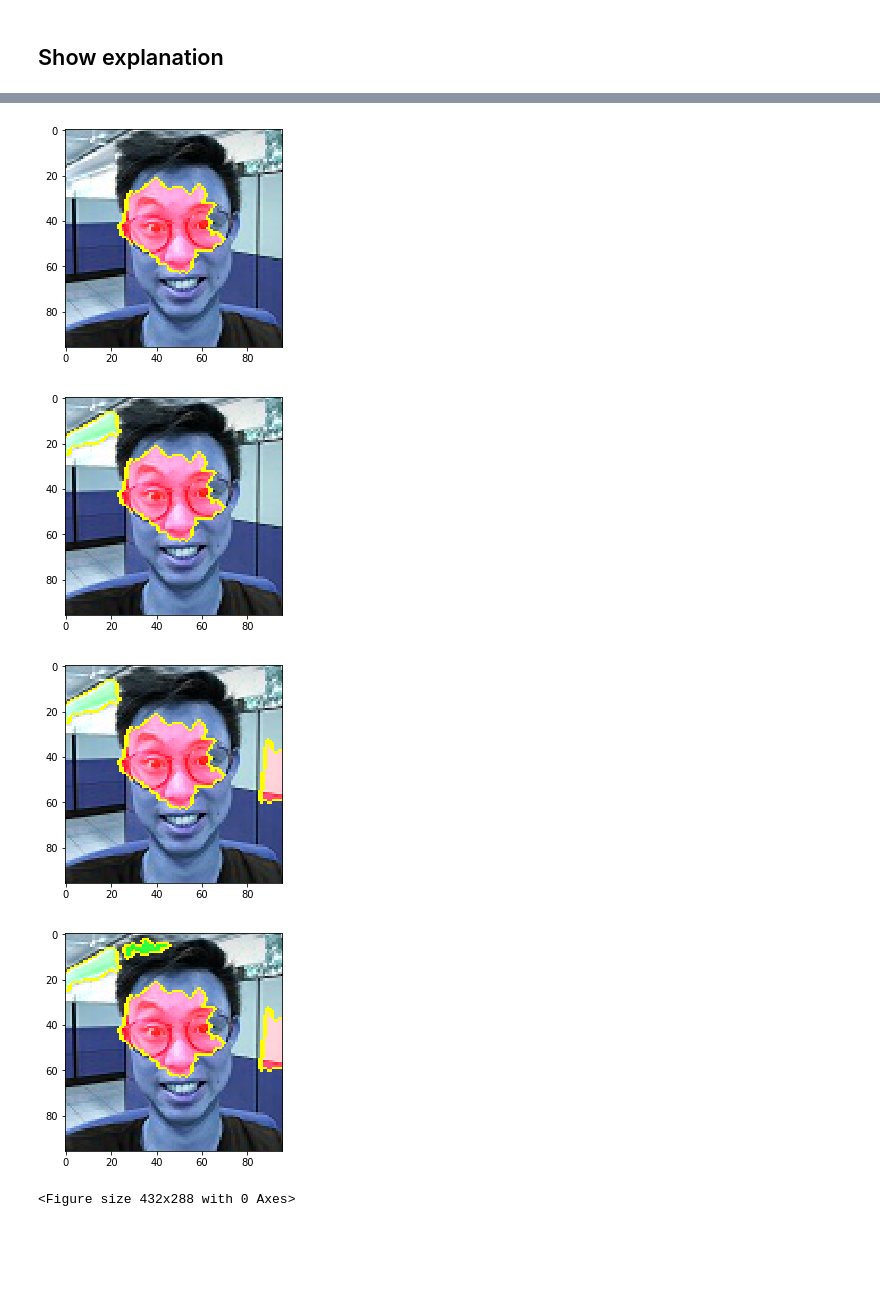
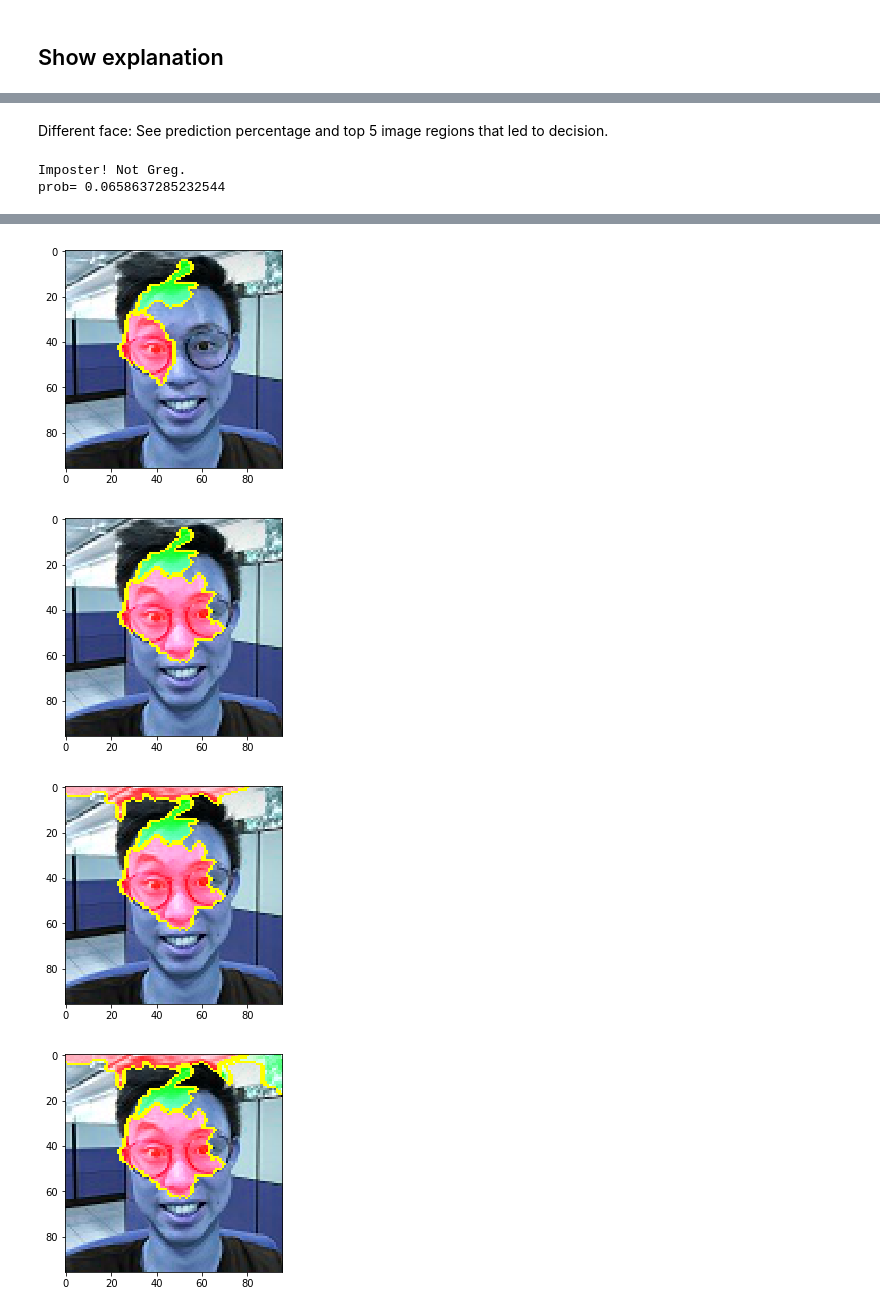
Before and after one commit to TGriggs7/Facial-Recognition-explanation-LIME, a Jupyter notebook: FacialRecog with Lime.ipynb, the cells around one changed output, grey strips where cells are left out. Drawn from its saved outputs; the diff is of its cells as text; code cells hidden in the pictures; blank space fills up the shorter version.

```diff
--- a/FacialRecog with Lime.ipynb
+++ b/FacialRecog with Lime.ipynb
@@ -80,7 +115,7 @@ def get_probability(imgs):
         encoding = img_to_encoding(imgs[i], FRmodel)
 
         # calculates distance from 'Greg'
-        dist = np.linalg.norm(encoding-database["Greg"])
+        dist = np.linalg.norm(encoding-database["greg_positive.jpg"])
 
         # [prob of being Greg, prob of being not Greg]
         dists.append([1-dist, dist])
@@ -95,17 +130,28 @@ def get_explanation(img_path):
     if res[0] > .3:
         print("It is Greg!")
     else:
-        print("Not a Greg.")
+        print("Imposter! Not Greg.")
+    print('prob=', res[0])
 
     # get explanation from LIME
     explanation = explainer.explain_instance(inputIMG,
                                             classifier_fn = get_probability, top_labels=2,
-                                            hide_color=0, num_samples=100, segmentation_fn=segmenter)
+                                            hide_color=0, num_samples=400, segmentation_fn=segmenter)
+
+
 
     # display top 5 features
-    for i in range(5, 0, -1):
+    for i in range(1, 6):
         temp, mask = explanation.get_image_and_mask(0, positive_only=False, num_features=i, hide_rest=False)
         plt.figure()
         plt.imshow(mark_boundaries(temp, mask))
+
+        # show percentage explained by region
+        for idx, exp in greg_exp.local_exp[1][0:i]:
+            total += exp
+
+        print('Explanation by highlighted region: ', int(-100*total))
+
+    return explanation
 # %% [markdown]
 ## Show explanation
@@ -116,3 +185,7 @@ It is Greg!
+# %% [markdown]
+Different face: See prediction percentage and top 5 image regions that led to decision.
 # %%
-get_explanation("images/maxim_positive.jpg")
+max_exp = get_explanation("images/maxim_positive.jpg")
 # %% [output]
+Imposter! Not Greg.
+prob= 0.0658637285232544
@@ -120,5 +193,4 @@ get_explanation("images/maxim_positive.jpg")
-[figure, old version]
+[figure, new version]
-[figure, old version]
+[figure, new version]
-[figure, old version]
+[figure, new version]
-[figure, old version]
+[figure, new version]
-<Figure size 432x288 with 0 Axes>
```
Also changed, not shown: parts of 20 cells of this notebook, 1 other file.
